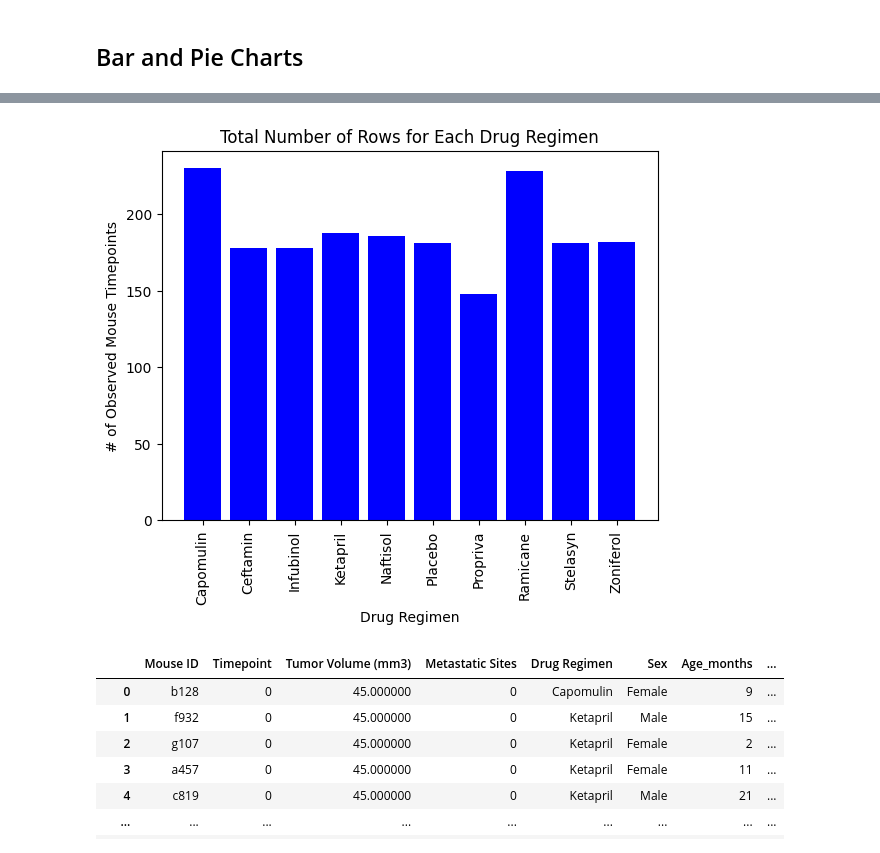
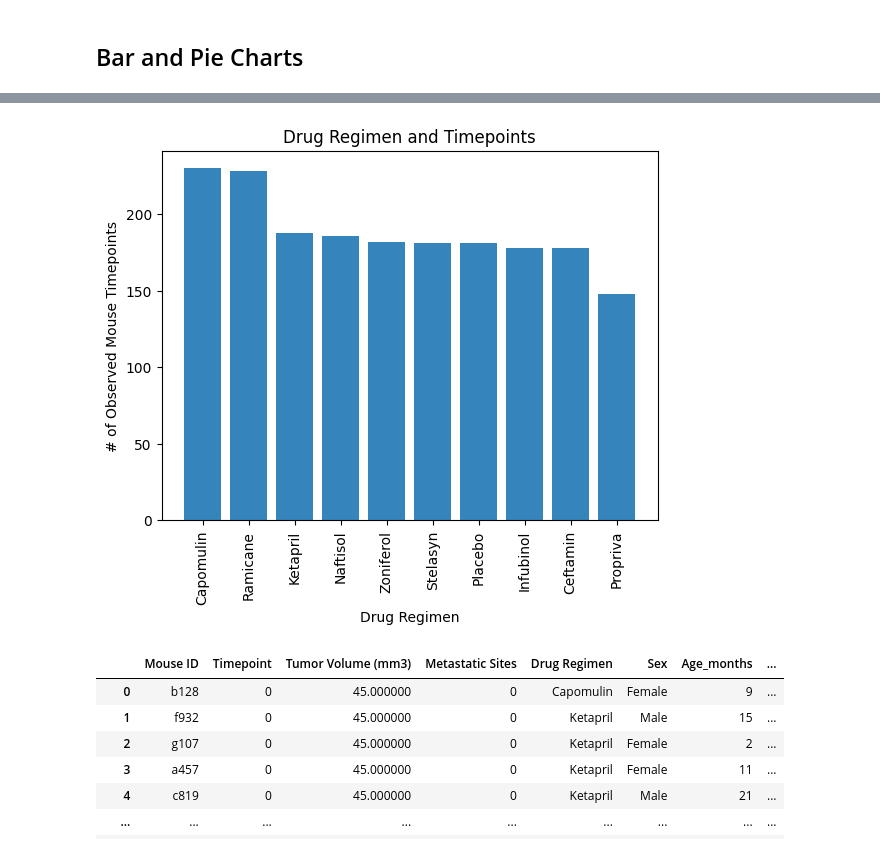
Before and after one commit to IlirHajdari/pymaceuticals, a Jupyter notebook: pymaceuticals_starter.ipynb, the cells around one changed output, grey strips where cells are left out. Drawn from its saved outputs; the diff is of its cells as text; code cells hidden in the pictures.

```diff
--- a/pymaceuticals_starter.ipynb
+++ b/pymaceuticals_starter.ipynb
@@ -279,5 +162,12 @@ summary_stats
 ## Bar and Pie Charts
 # %%
 # Generate a bar plot showing the total number of rows (Mouse ID/Timepoints) for each drug regimen using Pandas.
-row_chart = cleaned_data_df.groupby('Drug Regimen')
-row_counts = row_chart.size()
+bar_chart = cleaned_data_df['Drug Regimen'].value_counts()
+
+plot_pandas = bar_chart.plot.bar(color='tab:blue')
+
+plt.xlabel('Drug Regimen')
+plt.ylabel('# of Observed Mouse Timepoints')
+plt.title('Drug REgimens and Timepoints')
+
+plt.show()
@@ -290,18 +190,17 @@ row_counts.plot(kind='bar', xlabel='Drug Regimen', ylabel='# of Observed Mouse T
 # %%
 # Generate a bar plot showing the total number of rows (Mouse ID/Timepoints) for each drug regimen using pyplot.
-row_counts = cleaned_data_df.groupby('Drug Regimen').size()
-x_axis = np.arange(len(row_counts))
+x_axis = bar_chart.index.values
+y_axis = bar_chart.values
+plt.bar(x_axis, y_axis, color='tab:blue', alpha=0.90, align='center')
 
-plt.bar(x_axis, row_counts, color='b', align='center')
-
-plt.xticks(x_axis, row_counts.index, rotation='vertical')
 plt.xlabel('Drug Regimen')
 plt.ylabel('# of Observed Mouse Timepoints')
-plt.title('Total Number of Rows for Each Drug Regimen')
+plt.xticks(rotation='vertical')
+plt.title('Drug Regimen and Timepoints')
 
 plt.show()
 # %% [output]
-[figure, old version]
+[figure, new version]
 # %%
 cleaned_data_df = cleaned_data_df[cleaned_data_df['Sex'].isin(['Male', 'Female'])]
 cleaned_data_df
```
Also changed, not shown: parts of 22 cells of this notebook.
